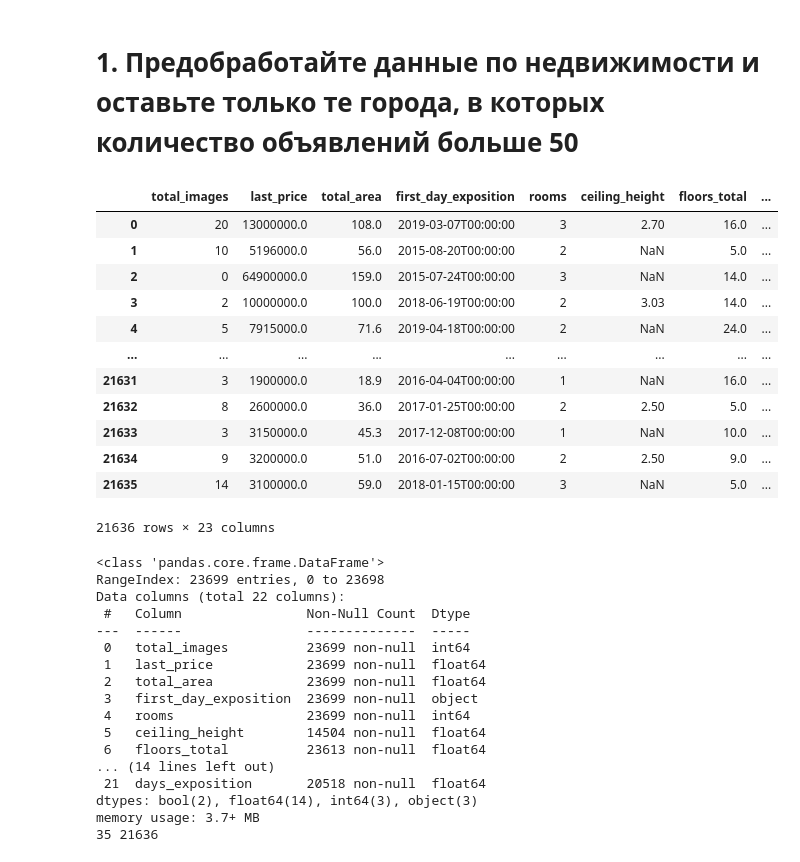
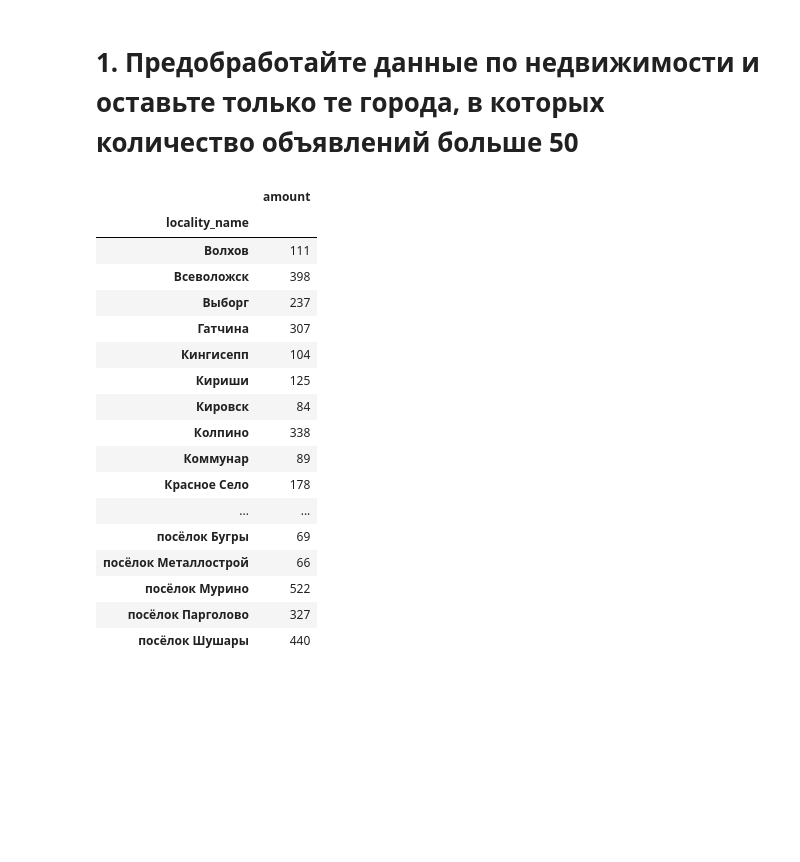
Before and after one commit to gleb-pan/data-analytics-decode, a Jupyter notebook: Submissions/Submission5.ipynb, the cells around one changed output. Saved outputs shown, nothing was run; the diff lists cells and outputs as text; code cells hidden in the pictures; blank space fills up the shorter version.

```diff
--- a/Submissions/Submission5.ipynb
+++ b/Submissions/Submission5.ipynb
@@ -20,44 +21,27 @@ over_fifty = over_fifty.query('amount > 50').sort_values('amount', ascending=Fal
 Колонна по которой будет происходить отбор - locality_name
 '''
 data = df.merge(over_fifty, on=['locality_name'], how='inner')
-data
-# %% [output]
-|  | total_images | last_price | total_area | first_day_exposition | rooms | ceiling_height | floors_total | ... |
-| 0 | 20 | 13000000.0 | 108.0 | 2019-03-07T00:00:00 | 3 | 2.70 | 16.0 | ... |
-| 1 | 10 | 5196000.0 | 56.0 | 2015-08-20T00:00:00 | 2 | NaN | 5.0 | ... |
-| 2 | 0 | 64900000.0 | 159.0 | 2015-07-24T00:00:00 | 3 | NaN | 14.0 | ... |
-| 3 | 2 | 10000000.0 | 100.0 | 2018-06-19T00:00:00 | 2 | 3.03 | 14.0 | ... |
-| 4 | 5 | 7915000.0 | 71.6 | 2019-04-18T00:00:00 | 2 | NaN | 24.0 | ... |
-| ... | ... | ... | ... | ... | ... | ... | ... | ... |
-| 21631 | 3 | 1900000.0 | 18.9 | 2016-04-04T00:00:00 | 1 | NaN | 16.0 | ... |
-| 21632 | 8 | 2600000.0 | 36.0 | 2017-01-25T00:00:00 | 2 | 2.50 | 5.0 | ... |
-| 21633 | 3 | 3150000.0 | 45.3 | 2017-12-08T00:00:00 | 1 | NaN | 10.0 | ... |
-| 21634 | 9 | 3200000.0 | 51.0 | 2016-07-02T00:00:00 | 2 | 2.50 | 9.0 | ... |
-| 21635 | 14 | 3100000.0 | 59.0 | 2018-01-15T00:00:00 | 3 | NaN | 5.0 | ... |
-21636 rows × 23 columns
 # %%
-# можно легко проверить мой результат следующим выражением
-df.info()
-
-test1 = over_fifty['locality_name'].count()
-test2 = data['locality_name'].count()
-print(test1,test2)
-# test1.equals(test2)
+# проверка. визуально мы видим что кол-во объявлений в таблице data всегда больше 50
+test = data.groupby('locality_name').agg({'total_images': 'count'})
+test = test.rename({'total_images': 'amount'}, axis=1)
+test
 # %% [output]
-<class 'pandas.core.frame.DataFrame'>
-RangeIndex: 23699 entries, 0 to 23698
-Data columns (total 22 columns):
- #   Column                Non-Null Count  Dtype
----  ------                --------------  -----
- 0   total_images          23699 non-null  int64
- 1   last_price            23699 non-null  float64
- 2   total_area            23699 non-null  float64
- 3   first_day_exposition  23699 non-null  object
- 4   rooms                 23699 non-null  int64
- 5   ceiling_height        14504 non-null  float64
- 6   floors_total          23613 non-null  float64
-... (14 lines left out)
- 21  days_exposition       20518 non-null  float64
-dtypes: bool(2), float64(14), int64(3), object(3)
-memory usage: 3.7+ MB
-35 21636
+|  | amount |
+| locality_name |  |
+| Волхов | 111 |
+| Всеволожск | 398 |
+| Выборг | 237 |
+| Гатчина | 307 |
+| Кингисепп | 104 |
+| Кириши | 125 |
+| Кировск | 84 |
+| Колпино | 338 |
+| Коммунар | 89 |
+| Красное Село | 178 |
+| ... | ... |
+| посёлок Бугры | 69 |
+| посёлок Металлострой | 66 |
+| посёлок Мурино | 522 |
+| посёлок Парголово | 327 |
+| посёлок Шушары | 440 |
```
Also changed, not shown: parts of 6 cells of this notebook.
